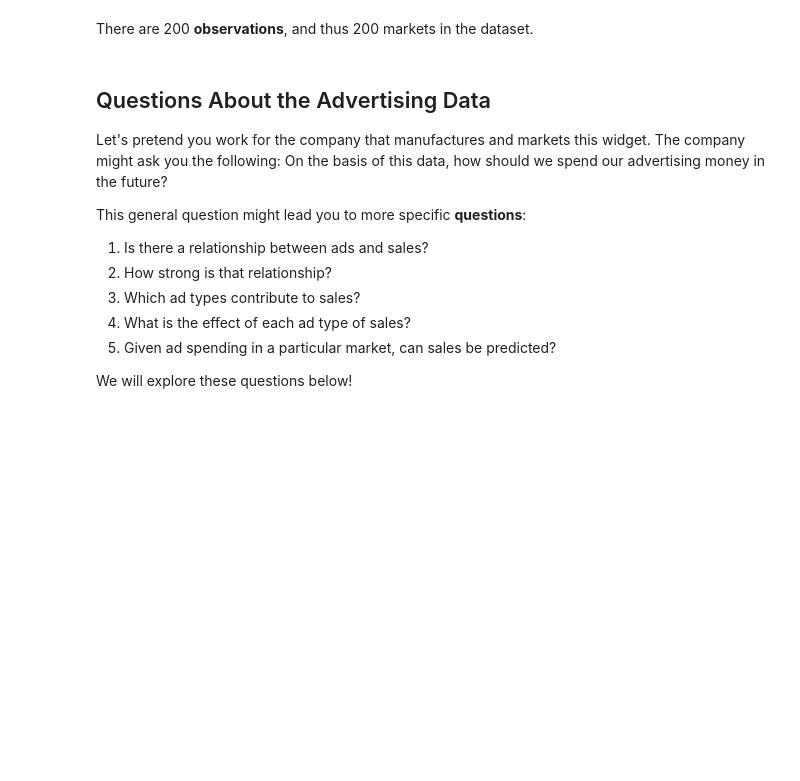
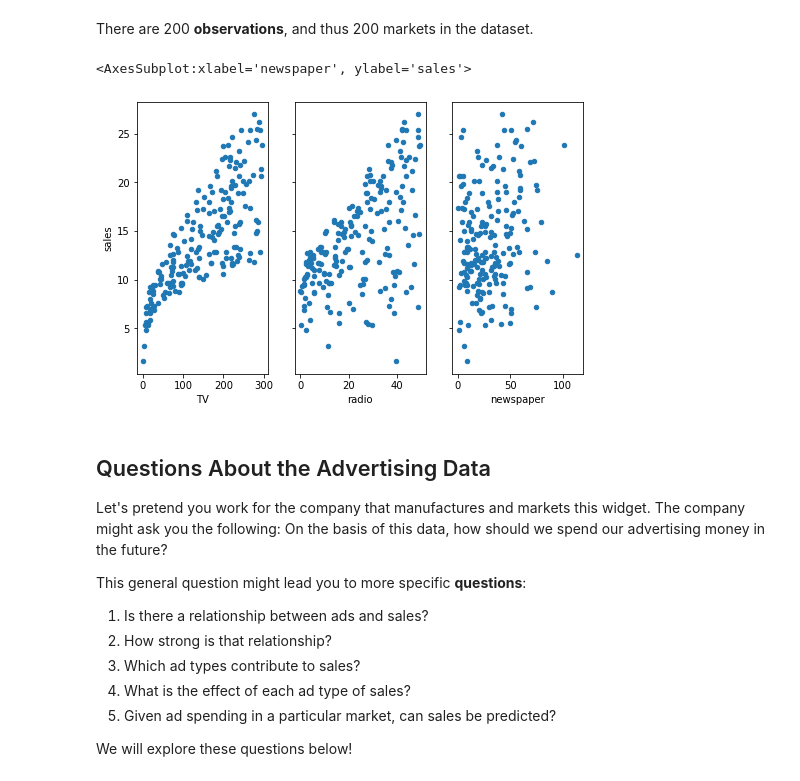
Before and after one commit to MWUrda/Cours-Stats-UGA-M1-Eco-S1, a Jupyter notebook: Codes/Notebooks/linear_regression.ipynb, the cells around one changed output. Drawn from its saved outputs; the diff is of its cells as text; code cells hidden in the pictures; blank space fills up the shorter version.

Commit message:
maj image

```diff
--- a/Codes/Notebooks/linear_regression.ipynb
+++ b/Codes/Notebooks/linear_regression.ipynb
@@ -55,9 +57,12 @@ There are 200 **observations**, and thus 200 markets in the dataset.
 # %%
 # visualize the relationship between the features and the response using scatterplots
 fig, axs = plt.subplots(1, 3, sharey=True)
-data.plot(kind='scatter', x='TV', y='Sales', ax=axs[0], figsize= figsize)
-data.plot(kind='scatter', x='Radio', y='Sales', ax=axs[1])
-data.plot(kind='scatter', x='Newspaper', y='Sales', ax=axs[2])
+data.plot(kind='scatter', x='TV', y='sales', ax=axs[0], figsize= figsize)
+data.plot(kind='scatter', x='radio', y='sales', ax=axs[1])
+data.plot(kind='scatter', x='newspaper', y='sales', ax=axs[2])
+# %% [output]
+<AxesSubplot:xlabel='newspaper', ylabel='sales'>
+[figure, added]
 # %% [markdown]
 ## Questions About the Advertising Data
 
```
Also changed, not shown: parts of 3 cells of this notebook, 3 other files.
